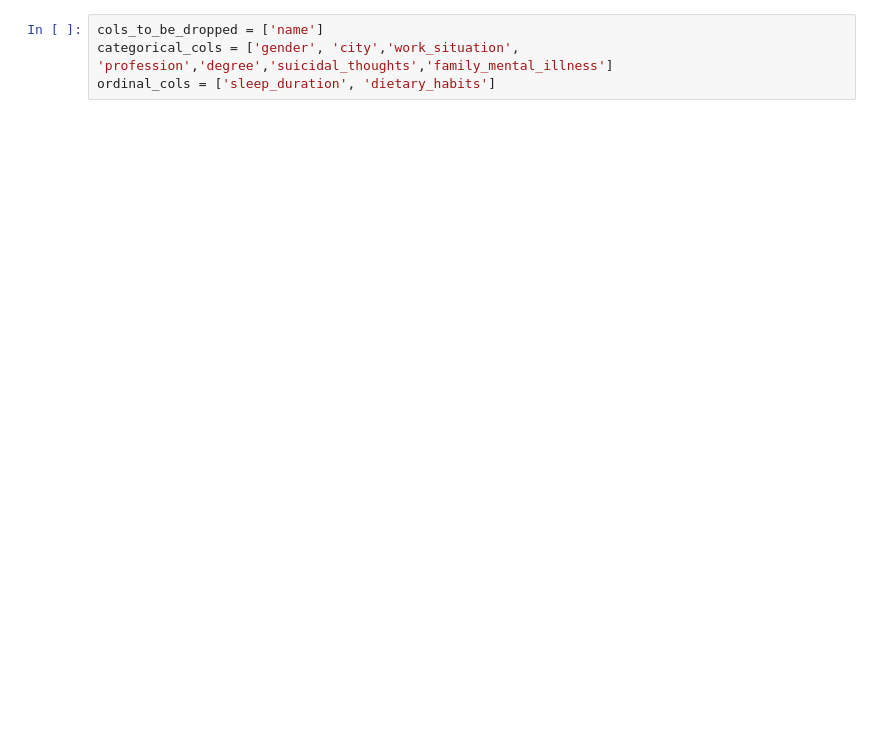
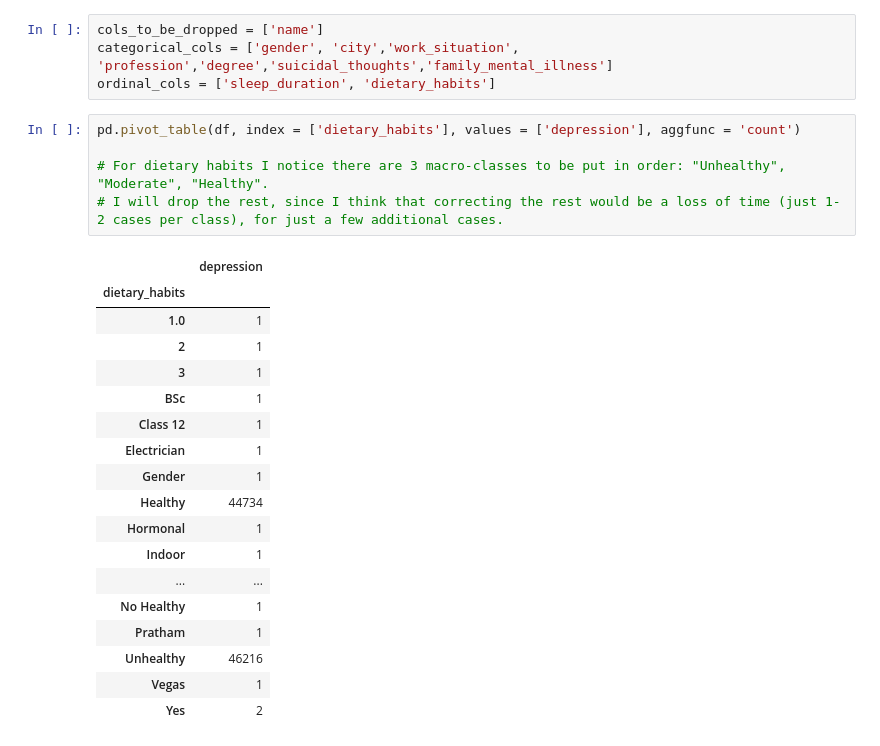
Before and after one commit to sampontiroli/projects, a Jupyter notebook: exploring-mental-health-eda.ipynb, the cells around one changed output. Cells and saved outputs as stored; diff of their text form; blank space fills up the shorter version.

```diff
--- a/exploring-mental-health-eda.ipynb
+++ b/exploring-mental-health-eda.ipynb
@@ -148,3 +235,27 @@ df.head()
 cols_to_be_dropped = ['name']
 categorical_cols = ['gender', 'city','work_situation', 'profession','degree','suicidal_thoughts','family_mental_illness']
 ordinal_cols = ['sleep_duration', 'dietary_habits']
+# %%
+pd.pivot_table(df, index = ['dietary_habits'], values = ['depression'], aggfunc = 'count')
+
+# For dietary habits I notice there are 3 macro-classes to be put in order: "Unhealthy", "Moderate", "Healthy".
+# I will drop the rest, since I think that correcting the rest would be a loss of time (just 1-2 cases per class), for just a few additional cases.
+# %% [output]
+|  | depression |
+| dietary_habits |  |
+| 1.0 | 1 |
+| 2 | 1 |
+| 3 | 1 |
+| BSc | 1 |
+| Class 12 | 1 |
+| Electrician | 1 |
+| Gender | 1 |
+| Healthy | 44734 |
+| Hormonal | 1 |
+| Indoor | 1 |
+| ... | ... |
+| No Healthy | 1 |
+| Pratham | 1 |
+| Unhealthy | 46216 |
+| Vegas | 1 |
+| Yes | 2 |
```
Also changed, not shown: parts of 22 cells of this notebook.
